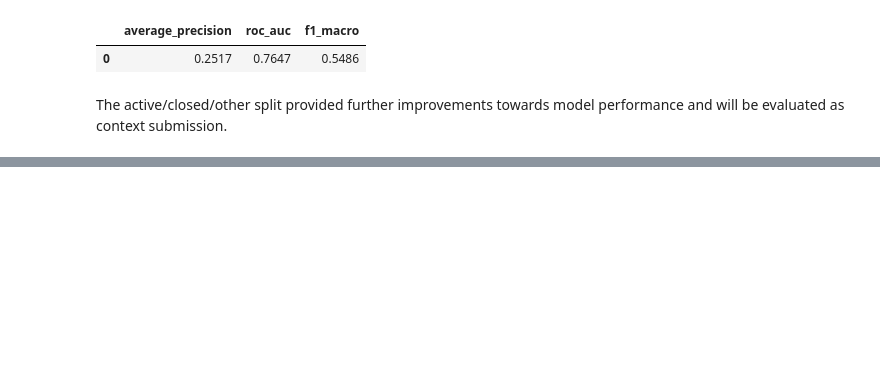
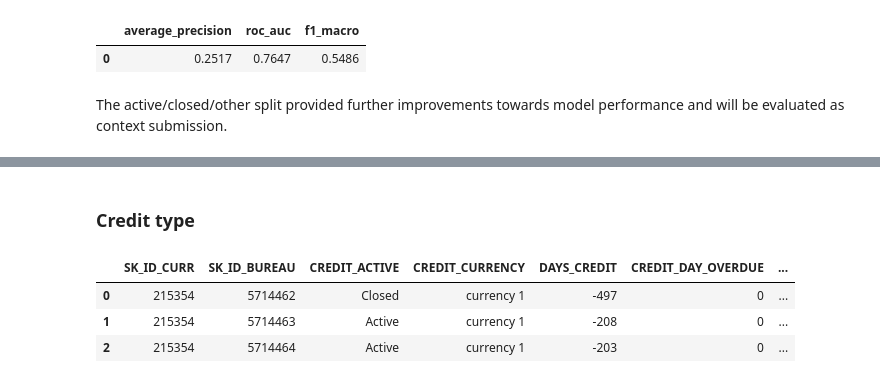
Before and after one commit to Sauciu1/defaulting-risk, a Jupyter notebook: notebooks/nb6_bureau.ipynb, the cells around one changed output, grey strips where cells are left out. Cells and saved outputs as stored; diff of their text form; code cells hidden in the pictures; blank space fills up the shorter version.

```diff
--- a/notebooks/nb6_bureau.ipynb
+++ b/notebooks/nb6_bureau.ipynb
@@ -321,0 +355,20 @@ The active/closed/other split provided further improvements towards model perfor
+# %% [markdown]
+### Credit type
+# %%
+def simplify_credit_type(df) -> pd.DataFrame:
+    """Agregates credit type"""
+    df = df.copy()
+    df["CREDIT_TYPE"] = df["CREDIT_TYPE"].astype("str")
+    df.loc[~df["CREDIT_TYPE"].isin(["Consumer credit", "Credit card", "Mortgage"]), "CREDIT_TYPE"] = "Other"
+    df["CREDIT_TYPE"] = df["CREDIT_TYPE"].astype("category")
+    return df
+
+
+bureau_df = simplify_credit_type(bureau_df)
+metrics_dict["CREDIT_TYPE"] = "onehot_count"
+bureau_df.head(3)
+# %% [output]
+|  | SK_ID_CURR | SK_ID_BUREAU | CREDIT_ACTIVE | CREDIT_CURRENCY | DAYS_CREDIT | CREDIT_DAY_OVERDUE | ... |
+| 0 | 215354 | 5714462 | Closed | currency 1 | -497 | 0 | ... |
+| 1 | 215354 | 5714463 | Active | currency 1 | -208 | 0 | ... |
+| 2 | 215354 | 5714464 | Active | currency 1 | -203 | 0 | ... |
```
Also changed, not shown: parts of 32 cells of this notebook, 6 other files.
